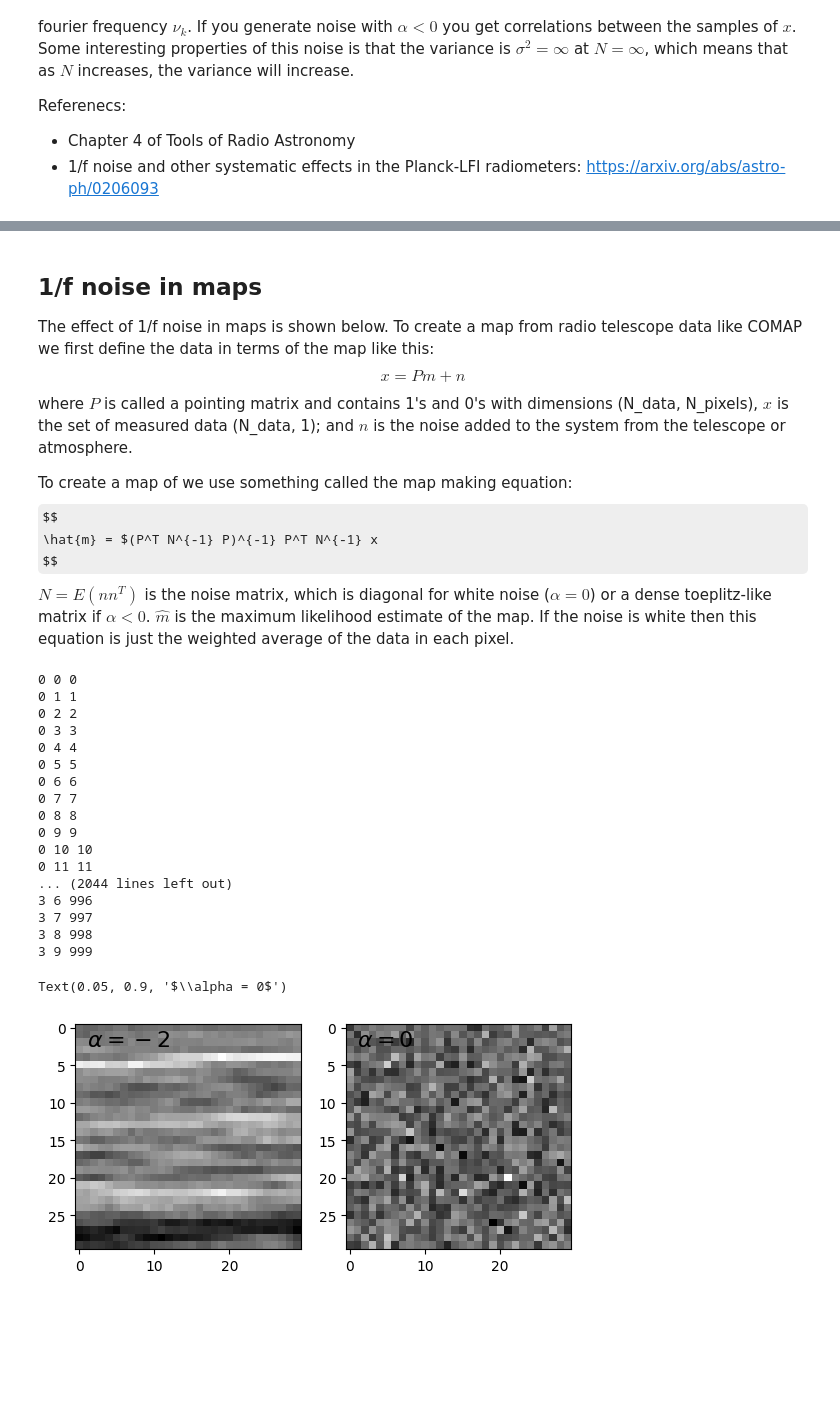
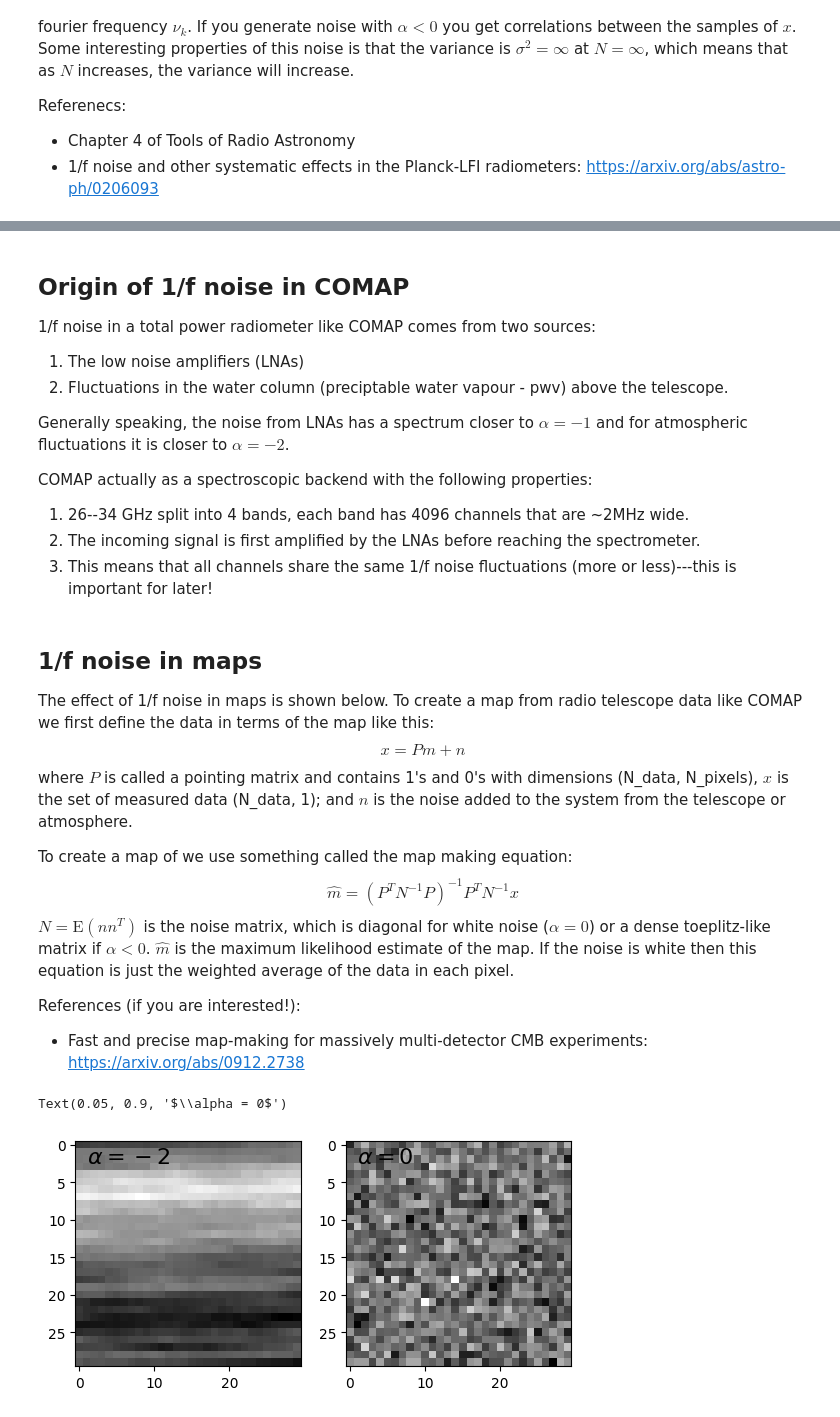
Before and after one commit to SharperJBCA/COMAP_MPHYS_2024, a Jupyter notebook: gain_correction/overview.ipynb, the cells around one changed output, grey strips where cells are left out. Saved outputs shown, nothing was run; the diff lists cells and outputs as text; code cells hidden in the pictures; some formulas as TeX source; blank space fills up the shorter version.

```diff
--- a/gain_correction/overview.ipynb
+++ b/gain_correction/overview.ipynb
@@ -81,3 +81,16 @@ pyplot.show()
+# %% [markdown]
+## Origin of 1/f noise in COMAP
+
+1/f noise in a total power radiometer like COMAP comes from two sources:
+1) The low noise amplifiers (LNAs)
+2) Fluctuations in the water column (preciptable water vapour - pwv) above the telescope.
+
+Generally speaking, the noise from LNAs has a spectrum closer to $\alpha = -1$ and for atmospheric fluctuations it is closer to $\alpha = -2$.
+
+COMAP actually as a spectroscopic backend with the following properties:
+1) 26--34 GHz split into 4 bands, each band has 4096 channels that are ~2MHz wide.
+2) The incoming signal is first amplified by the LNAs before reaching the spectrometer.
+3) This means that all channels share the same 1/f noise fluctuations (more or less)---this is important for later!
 # %% [markdown]
 ## 1/f noise in maps
 
@@ -89,51 +102,34 @@ where $P$ is called a pointing matrix and contains 1's and 0's with dimensions (
 
 To create a map of we use something called the map making equation:
 $$
-\hat{m} = $(P^T N^{-1} P)^{-1} P^T N^{-1} x
+\hat{m} = (P^T N^{-1} P)^{-1} P^T N^{-1} x
 $$
-$N = E(n n^T)$ is the noise matrix, which is diagonal for white noise ($\alpha=0$) or a dense toeplitz-like matrix if $\alpha < 0$. $\hat{m}$ is the maximum likelihood estimate of the map. If the noise is white then this equation is just the weighted average of the data in each pixel.
+$N = \mathrm{E}(n n^T)$ is the noise matrix, which is diagonal for white noise ($\alpha=0$) or a dense toeplitz-like matrix if $\alpha < 0$. $\hat{m}$ is the maximum likelihood estimate of the map. If the noise is white then this equation is just the weighted average of the data in each pixel.
+
+References (if you are interested!):
+- Fast and precise map-making for massively multi-detector CMB experiments: https://arxiv.org/abs/0912.2738
 # %%
 def create_image(noise, imgx=256, imgy=256):
     """Create an image from a 1D array of noise"""
     image = np.zeros((imgx, imgy))
     counts = np.zeros((imgx, imgy))
     for i in range(noise.size):
         x = (i // imgy) % imgx
         y = i % imgy
-        print(x,y,i)
-        if x == 10:
-            print(i, imgy, x)
         image[x,y] += noise[i]
         counts[x,y] += 1
     image[counts > 0] /= counts[counts > 0]
     return image
 
 noise, nu, ps = generate_fnoise(-2, nu0=0.01)
 image = create_image(noise,imgx=30,imgy=30)
 ax = pyplot.subplot(121)
 pyplot.imshow(image, cmap='gray')
 pyplot.text(0.05, 0.9, r'$\alpha = -2$', transform=ax.transAxes, fontsize=16)
 ax = pyplot.subplot(122)
 noise, nu, ps = generate_fnoise(0, nu0=0.01)
 pyplot.imshow(create_image(noise,imgx=30,imgy=30), cmap='gray')
 pyplot.text(0.05, 0.9, r'$\alpha = 0$', transform=ax.transAxes, fontsize=16)
 # %% [output]
-0 0 0
-0 1 1
-0 2 2
-0 3 3
-0 4 4
-0 5 5
-0 6 6
-0 7 7
-0 8 8
-0 9 9
-0 10 10
-0 11 11
-... (2044 lines left out)
-3 6 996
-3 7 997
-3 8 998
-3 9 999
+Text(0.05, 0.9, '$\\alpha = 0$')
-Text(0.05, 0.9, '$\\alpha = 0$')
-[figure, old version]
+[figure, new version]
```
Also changed, not shown: parts of 1 cell of this notebook.
